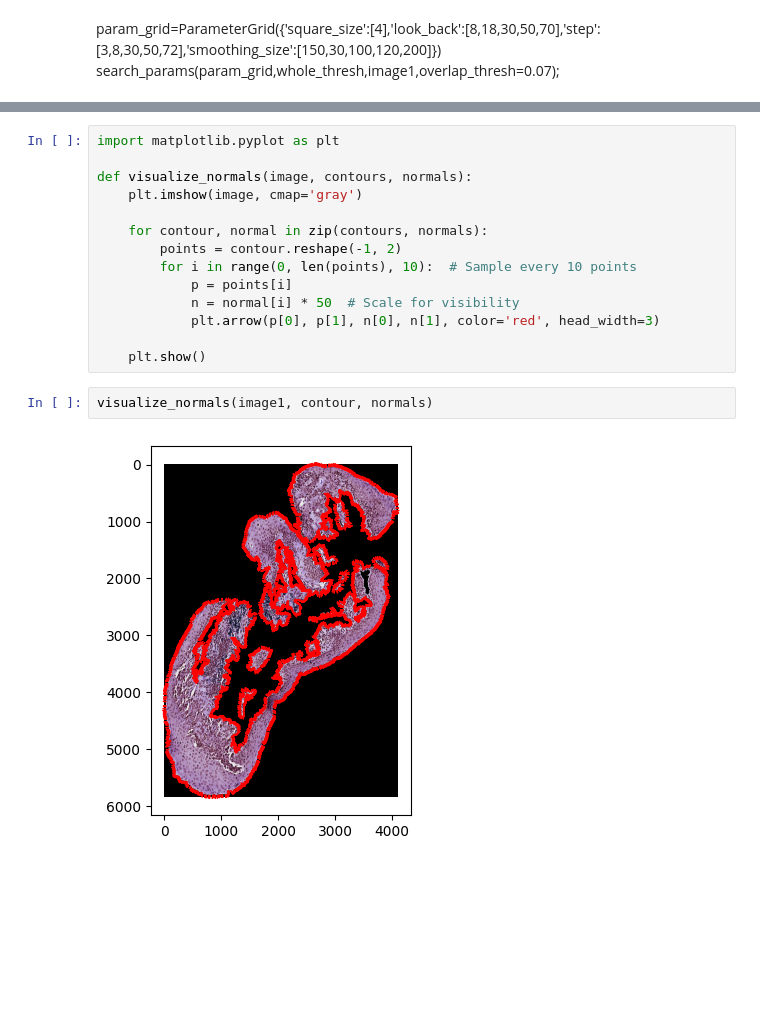
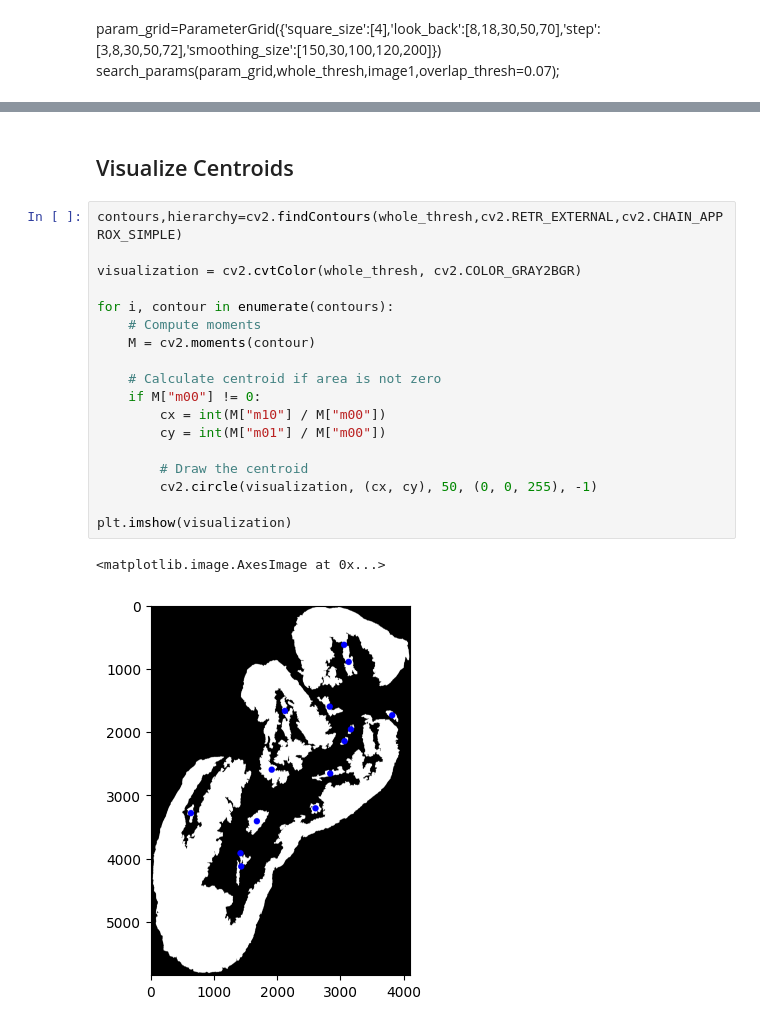
Before and after one commit to arvindkrishna87/STAT390_WI2025, a Jupyter notebook: Presentation 4/Thinkers/Anna Roney/Anna_Contour_Normal_Toggleable.ipynb, the cells around one changed output, grey strips where cells are left out. Cells and saved outputs as stored; diff of their text form; blank space fills up the shorter version.

```diff
--- a/Presentation 4/Thinkers/Anna Roney/Anna_Contour_Normal_Toggleable.ipynb
+++ b/Presentation 4/Thinkers/Anna Roney/Anna_Contour_Normal_Toggleable.ipynb
@@ -408,18 +417,23 @@ Coverage: 74.86%, Percent of mask as blank pixels: 16.30%, Score: 76.63%
-# %%
-import matplotlib.pyplot as plt
-
-def visualize_normals(image, contours, normals):
-    plt.imshow(image, cmap='gray')
-
-    for contour, normal in zip(contours, normals):
-        points = contour.reshape(-1, 2)
-        for i in range(0, len(points), 10):  # Sample every 10 points
-            p = points[i]
-            n = normal[i] * 50  # Scale for visibility
-            plt.arrow(p[0], p[1], n[0], n[1], color='red', head_width=3)
-
-    plt.show()
-# %%
-visualize_normals(image1, contour, normals)
-# %% [output]
-[figure, removed]
+# %% [markdown]
+## Visualize Centroids
+# %%
+contours,hierarchy=cv2.findContours(whole_thresh,cv2.RETR_EXTERNAL,cv2.CHAIN_APPROX_SIMPLE)
+
+visualization = cv2.cvtColor(whole_thresh, cv2.COLOR_GRAY2BGR)
+
+for i, contour in enumerate(contours):
+    # Compute moments
+    M = cv2.moments(contour)
+
+    # Calculate centroid if area is not zero
+    if M["m00"] != 0:
+        cx = int(M["m10"] / M["m00"])
+        cy = int(M["m01"] / M["m00"])
+
+        # Draw the centroid
+        cv2.circle(visualization, (cx, cy), 50, (0, 0, 255), -1)
+
+plt.imshow(visualization)
+# %% [output]
+<matplotlib.image.AxesImage at 0x...>
+[figure, added]
```
Also changed, not shown: parts of 3 cells of this notebook.
